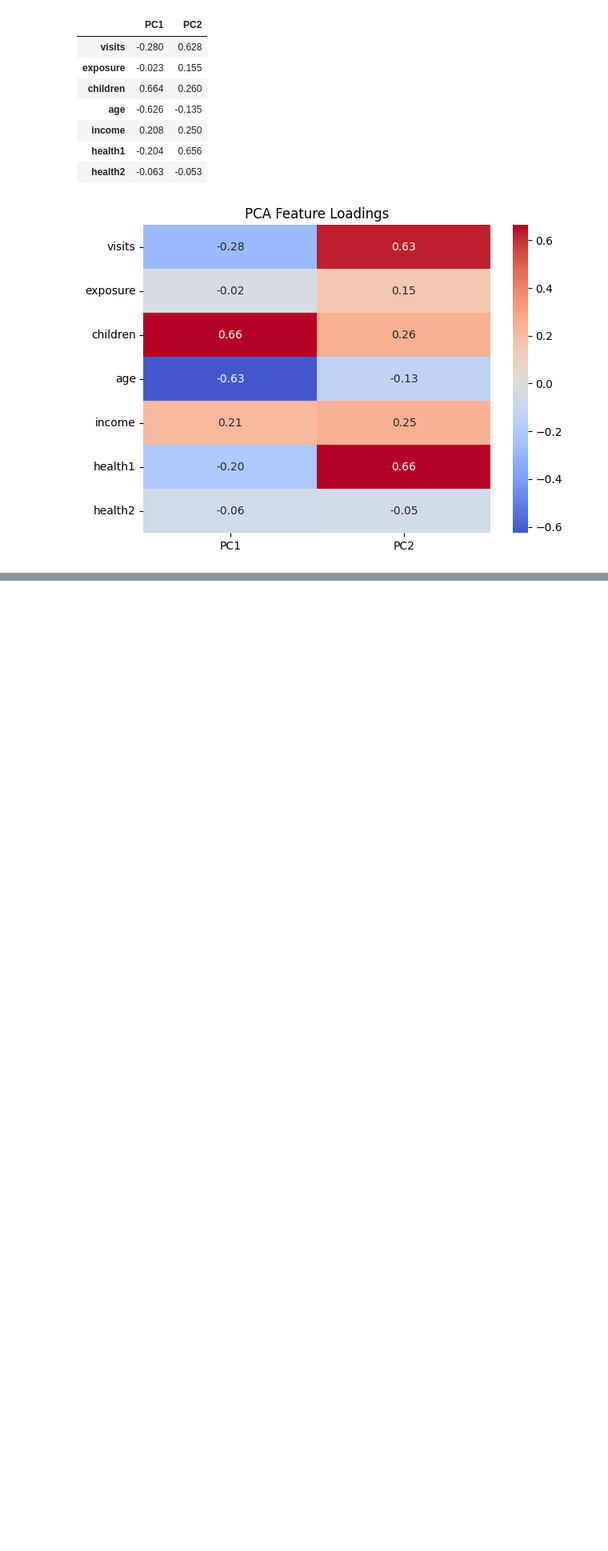
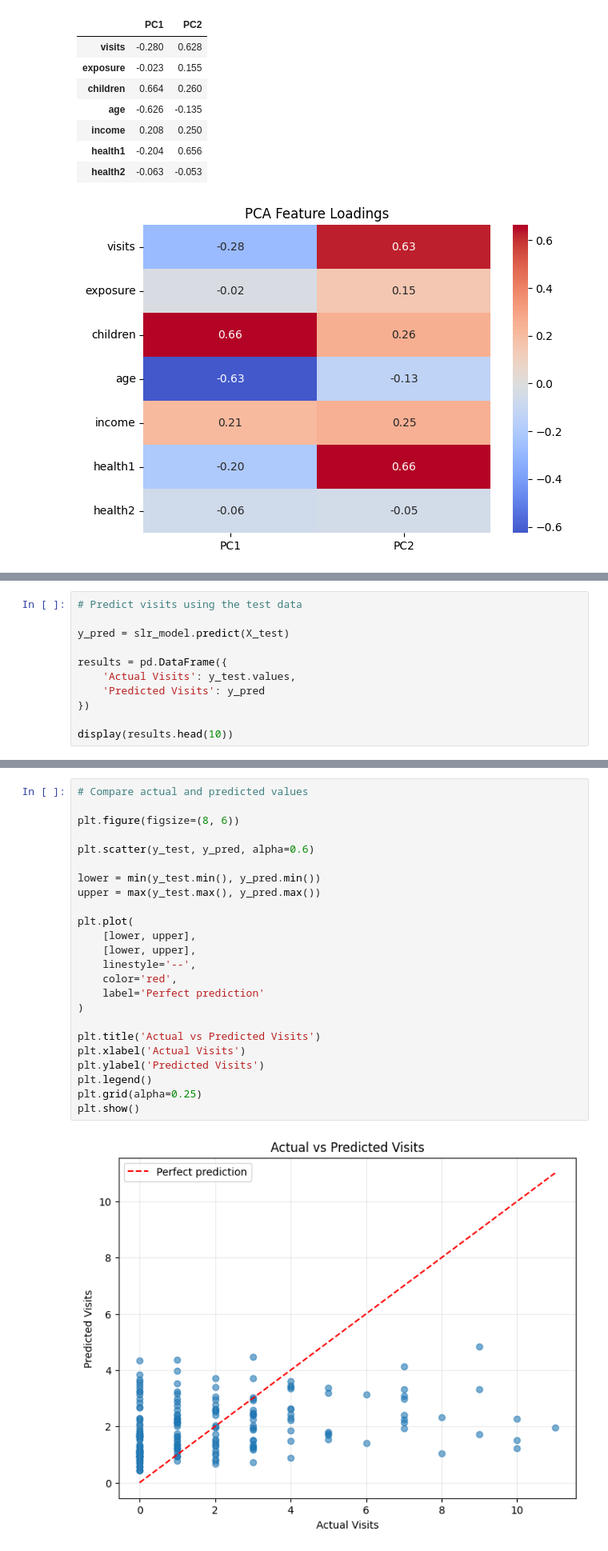
Before and after one commit to Rohith-kumar-123/R.Rohithkumar, a Jupyter notebook: EDA1.ipynb, the cells around one changed output, grey strips where cells are left out. Shown at 80% size. Cells and saved outputs as stored; diff of their text form; blank space fills up the shorter version.

```diff
--- a/EDA1.ipynb
+++ b/EDA1.ipynb
@@ -1426,0 +1488,11 @@ plt.show()
+# %%
+# Predict visits using the test data
+
+y_pred = slr_model.predict(X_test)
+
+results = pd.DataFrame({
+    'Actual Visits': y_test.values,
+    'Predicted Visits': y_pred
+})
+
+display(results.head(10))
@@ -1426,0 +1571,26 @@ plt.show()
+# %%
+# Compare actual and predicted values
+
+plt.figure(figsize=(8, 6))
+
+plt.scatter(y_test, y_pred, alpha=0.6)
+
+lower = min(y_test.min(), y_pred.min())
+upper = max(y_test.max(), y_pred.max())
+
+plt.plot(
+    [lower, upper],
+    [lower, upper],
+    linestyle='--',
+    color='red',
+    label='Perfect prediction'
+)
+
+plt.title('Actual vs Predicted Visits')
+plt.xlabel('Actual Visits')
+plt.ylabel('Predicted Visits')
+plt.legend()
+plt.grid(alpha=0.25)
+plt.show()
+# %% [output]
+[figure, added]
```
Also changed, not shown: parts of 10 cells of this notebook.
